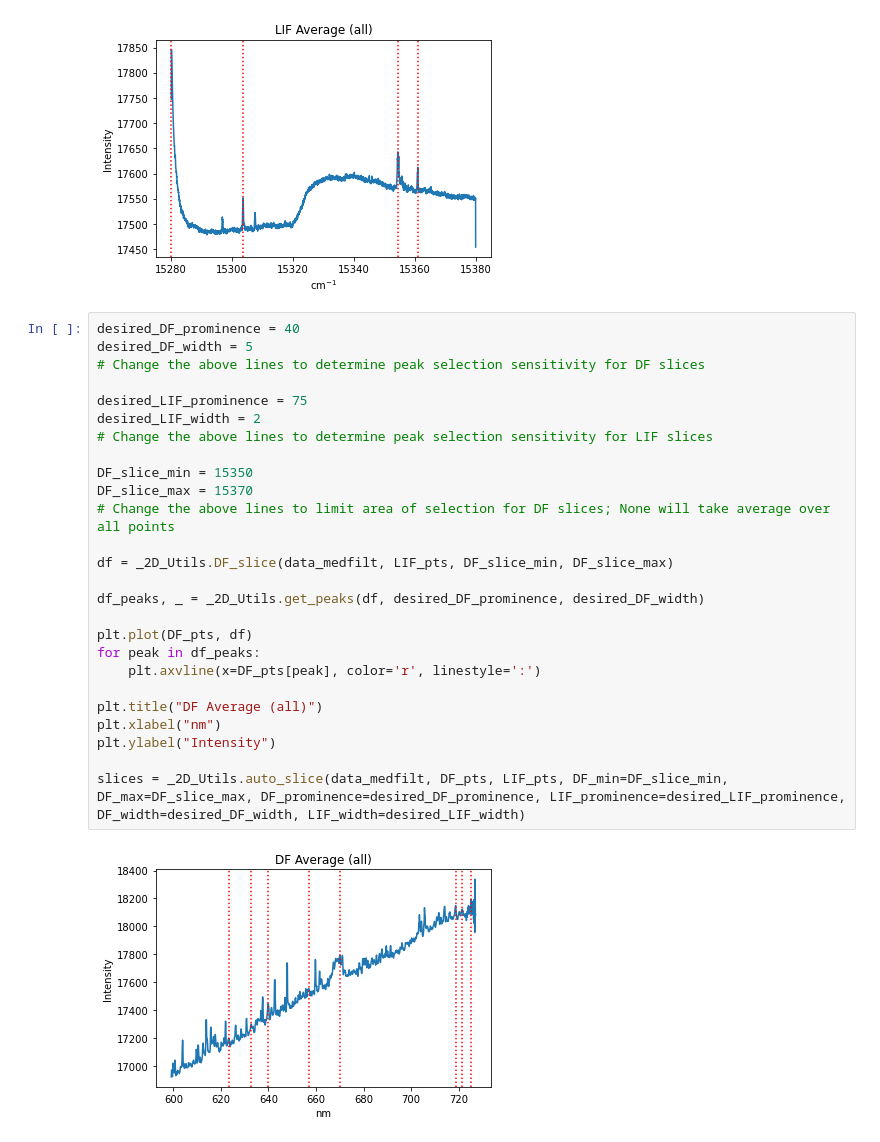
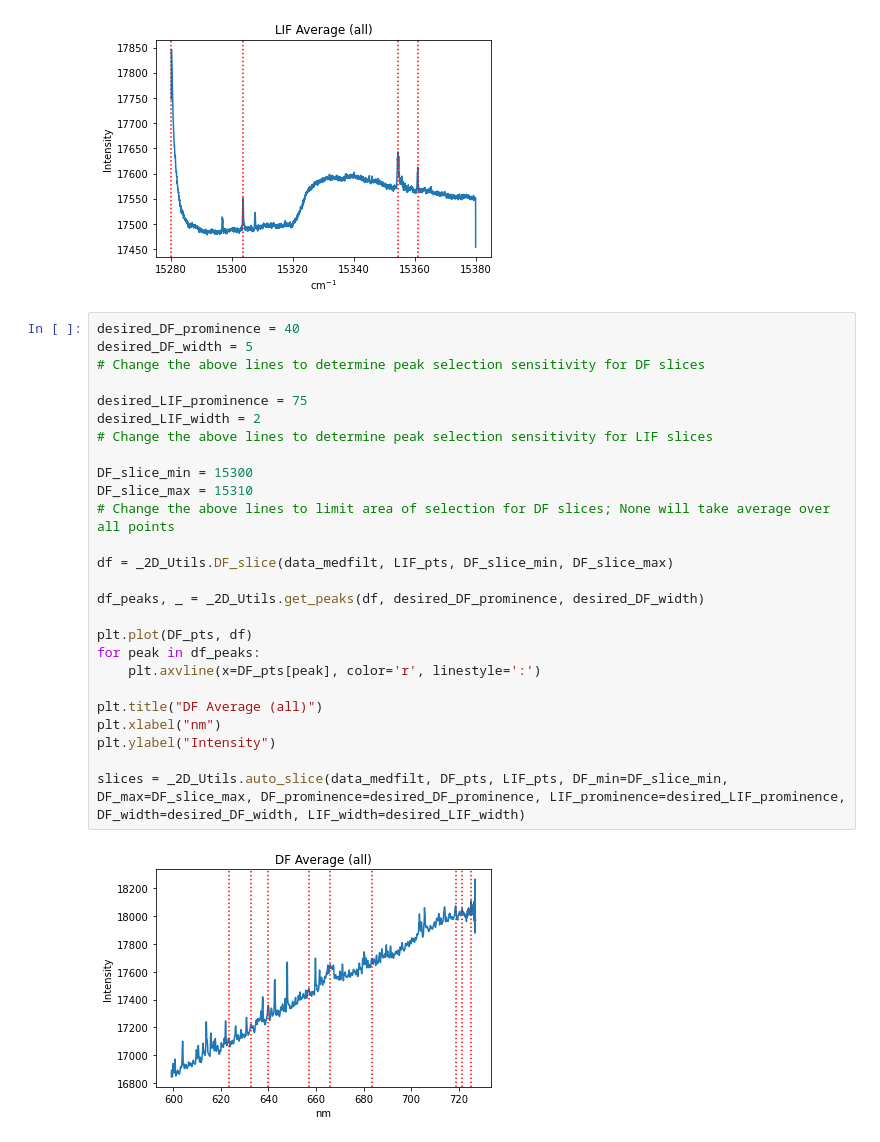
Before and after one commit to c-nielson/Heaven-Lab-Program-Repo, a Jupyter notebook: 2D Grapher.ipynb, the cells around one changed output. Cells and saved outputs as stored; diff of their text form.

```diff
--- a/2D Grapher.ipynb
+++ b/2D Grapher.ipynb
@@ -63,34 +63,34 @@ plt.ylabel("Intensity")
 # %% [output]
 Text(0, 0.5, 'Intensity')
 [figure]
-# %%
-desired_DF_prominence = 40
-desired_DF_width = 5
-# Change the above lines to determine peak selection sensitivity for DF slices
-
-desired_LIF_prominence = 75
-desired_LIF_width = 2
-# Change the above lines to determine peak selection sensitivity for LIF slices
-
-DF_slice_min = 15350
-DF_slice_max = 15370
-# Change the above lines to limit area of selection for DF slices; None will take average over all points
-
-df = _2D_Utils.DF_slice(data_medfilt, LIF_pts, DF_slice_min, DF_slice_max)
-
-df_peaks, _ = _2D_Utils.get_peaks(df, desired_DF_prominence, desired_DF_width)
-
-plt.plot(DF_pts, df)
-for peak in df_peaks:
-    plt.axvline(x=DF_pts[peak], color='r', linestyle=':')
-
-plt.title("DF Average (all)")
-plt.xlabel("nm")
-plt.ylabel("Intensity")
-
-slices = _2D_Utils.auto_slice(data_medfilt, DF_pts, LIF_pts, DF_min=DF_slice_min, DF_max=DF_slice_max, DF_prominence=desired_DF_prominence, LIF_prominence=desired_LIF_prominence, DF_width=desired_DF_width, LIF_width=desired_LIF_width)
-# %% [output]
-[figure, removed]
+# %%
+desired_DF_prominence = 40
+desired_DF_width = 5
+# Change the above lines to determine peak selection sensitivity for DF slices
+
+desired_LIF_prominence = 75
+desired_LIF_width = 2
+# Change the above lines to determine peak selection sensitivity for LIF slices
+
+DF_slice_min = 15300
+DF_slice_max = 15310
+# Change the above lines to limit area of selection for DF slices; None will take average over all points
+
+df = _2D_Utils.DF_slice(data_medfilt, LIF_pts, DF_slice_min, DF_slice_max)
+
+df_peaks, _ = _2D_Utils.get_peaks(df, desired_DF_prominence, desired_DF_width)
+
+plt.plot(DF_pts, df)
+for peak in df_peaks:
+    plt.axvline(x=DF_pts[peak], color='r', linestyle=':')
+
+plt.title("DF Average (all)")
+plt.xlabel("nm")
+plt.ylabel("Intensity")
+
+slices = _2D_Utils.auto_slice(data_medfilt, DF_pts, LIF_pts, DF_min=DF_slice_min, DF_max=DF_slice_max, DF_prominence=desired_DF_prominence, LIF_prominence=desired_LIF_prominence, DF_width=desired_DF_width, LIF_width=desired_LIF_width)
+# %% [output]
+[figure, added]
 # %%
 print(f'Number of slices available: {len(slices)}')
 # %% [output]
```
Also changed, not shown: parts of 2 cells of this notebook.
